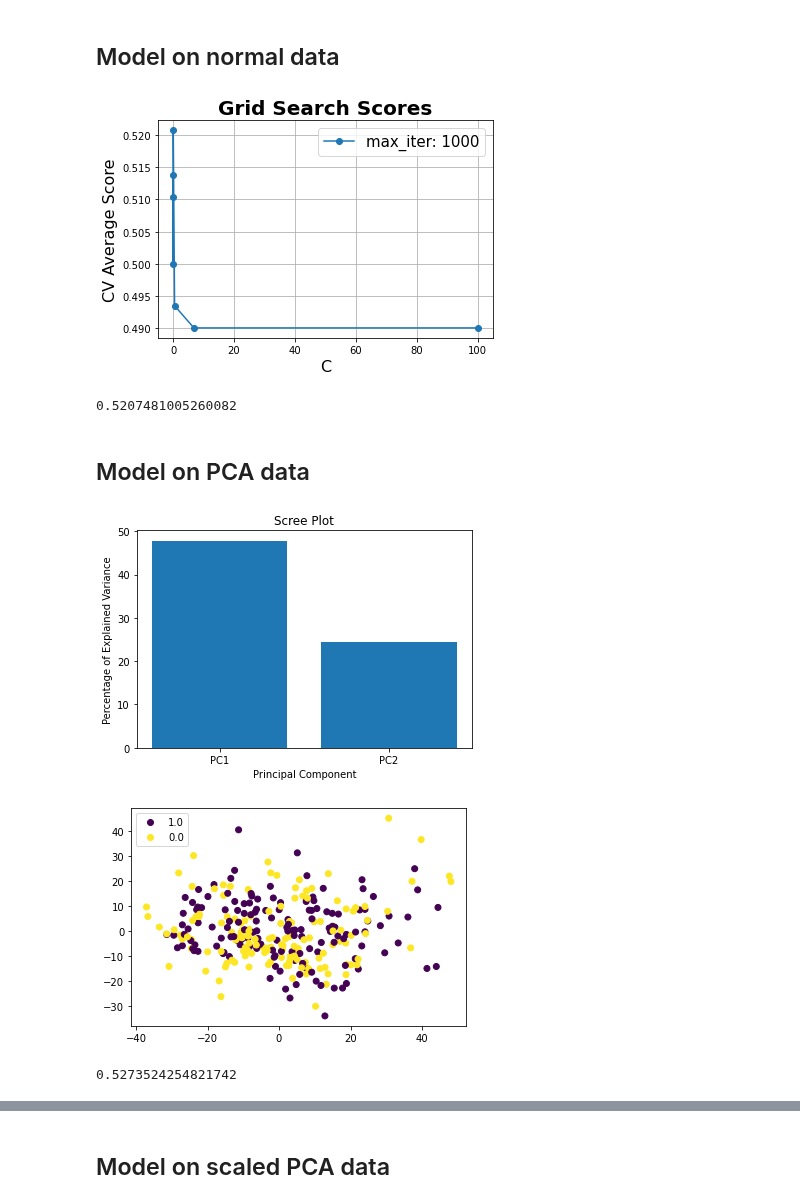
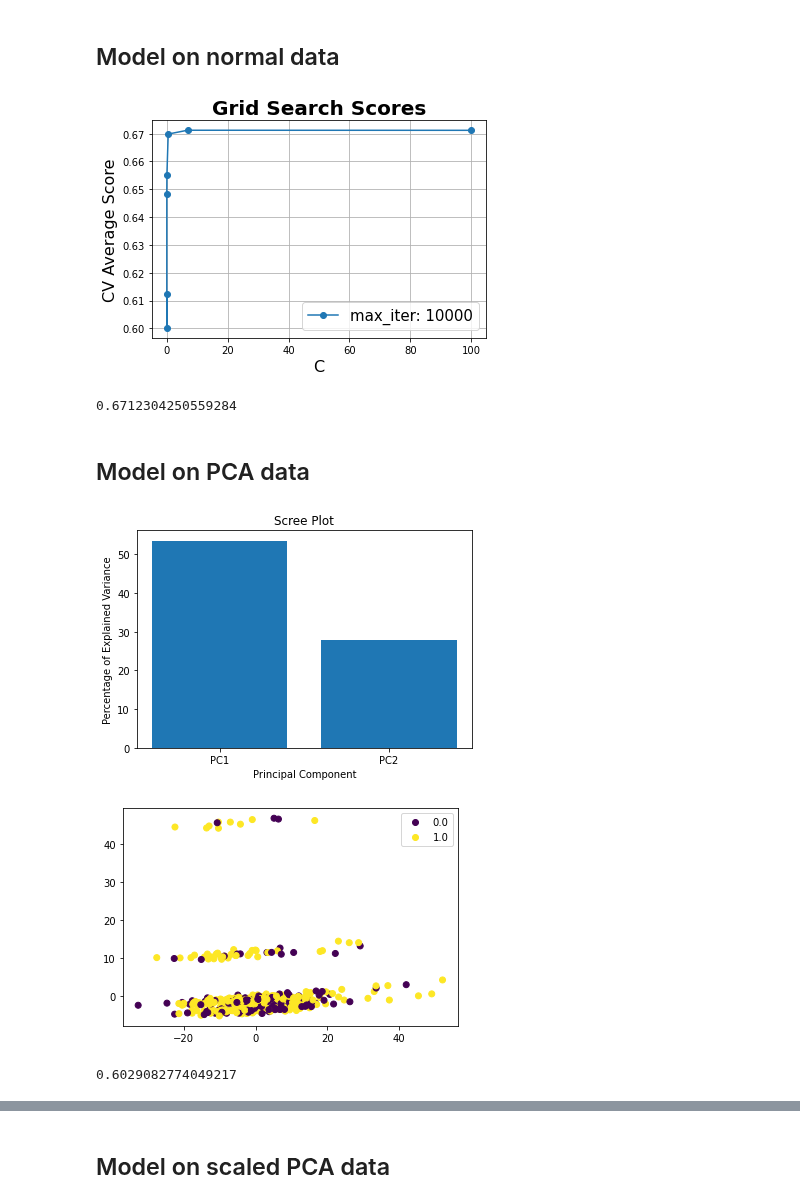
Before and after one commit to kkadzielna/project_14, a Jupyter notebook: Logistic.ipynb, the cells around one changed output, grey strips where cells are left out. Drawn from its saved outputs; the diff is of its cells as text; code cells hidden in the pictures.

Commit message:
Logistic

```diff
--- a/Logistic.ipynb
+++ b/Logistic.ipynb
@@ -17,7 +17,7 @@ from sklearn.model_selection import RepeatedStratifiedKFold
 from sklearn.pipeline import Pipeline
 from sklearn.metrics import f1_score, make_scorer
 # %%
-data = pd.read_csv("newdata3.csv", engine='python').drop(['Unnamed: 0'], axis = 1)
+data = pd.read_csv("imputed_dataset_4.csv", engine='python').drop(['Unnamed: 0'], axis = 1)
 dep_data = data.copy()
 # %%
 dep_num = np.array([12, 11, 10, 4])
@@ -48,13 +48,13 @@ params = {'C': np.logspace(-5, 2, 7)}
 
 def optimise(clf, params, X, y, verb):
     cv = RepeatedStratifiedKFold(n_splits=10, n_repeats=3, random_state=1)
-    grid = GridSearchCV(clf, params, scoring = 'f1_micro', n_jobs = 1, verbose = verb)
+    grid = GridSearchCV(clf, params, scoring = 'f1_micro', n_jobs = -1, verbose = verb)
     grid.fit(X, y)
     return grid
 # %% [markdown]
 ## Model on normal data
 # %%
-clf = LogisticRegression(penalty = 'l2', max_iter = 1000)
+clf = LogisticRegression(penalty = 'l2', max_iter = 10000)
 
 grid = optimise(clf, params, X, y, 0)
 # %%
@@ -79,13 +79,13 @@ def plot_grid_search(cv_results, grid_param_1, grid_param_2, name_param_1, name_
     ax.legend(loc="best", fontsize=15)
     ax.grid('on')
 # %%
-plot_grid_search(grid.cv_results_, params['C'], [1000], 'C', 'max_iter')
+plot_grid_search(grid.cv_results_, params['C'], [10000], 'C', 'max_iter')
 # %% [output]
-[figure, old version]
+[figure, new version]
 # %%
 grid.best_score_
 # %% [output]
-0.5207481005260082
+0.6712304250559284
 # %% [markdown]
 ## Model on PCA data
 # %%
@@ -104,15 +104,15 @@ plot = plt.scatter(X_pca[:,0], X_pca[:,1], c=y)
 plt.legend(handles=plot.legend_elements()[0], labels=list(y.unique()))
 plt.show()
 # %% [output]
-[figure, old version]
+[figure, new version]
-[figure, old version]
+[figure, new version]
 # %%
 clf = LogisticRegression(penalty = 'l2', max_iter = 1000)
 
 grid = optimise(clf, params, X_pca, y, 0)
 grid.best_score_
 # %% [output]
-0.5273524254821742
+0.6029082774049217
 # %%
 plot_grid_search(grid.cv_results_, params['C'], [1000], 'C', 'max_iter')
 # %% [output]
```
Also changed, not shown: parts of 19 cells of this notebook, 6 other files.
